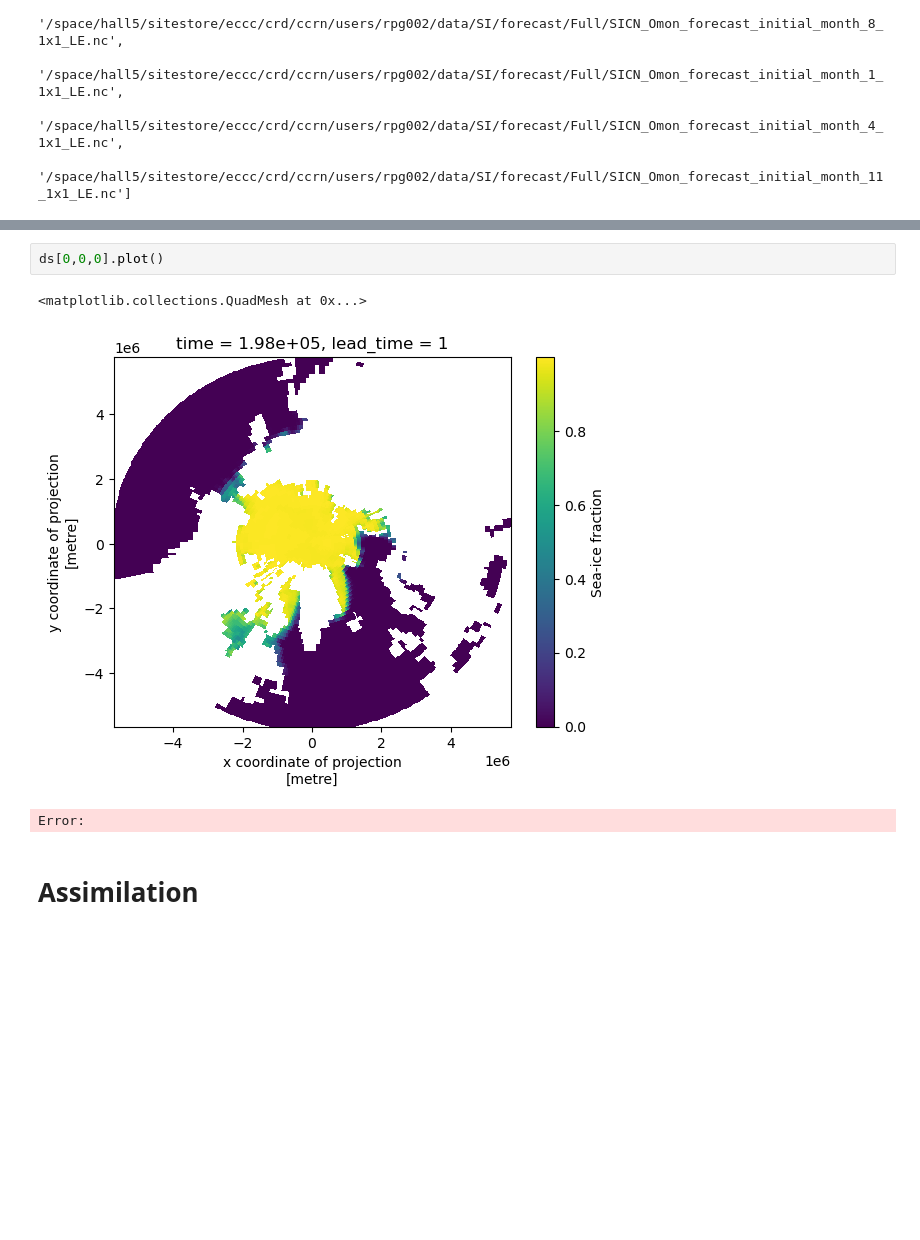
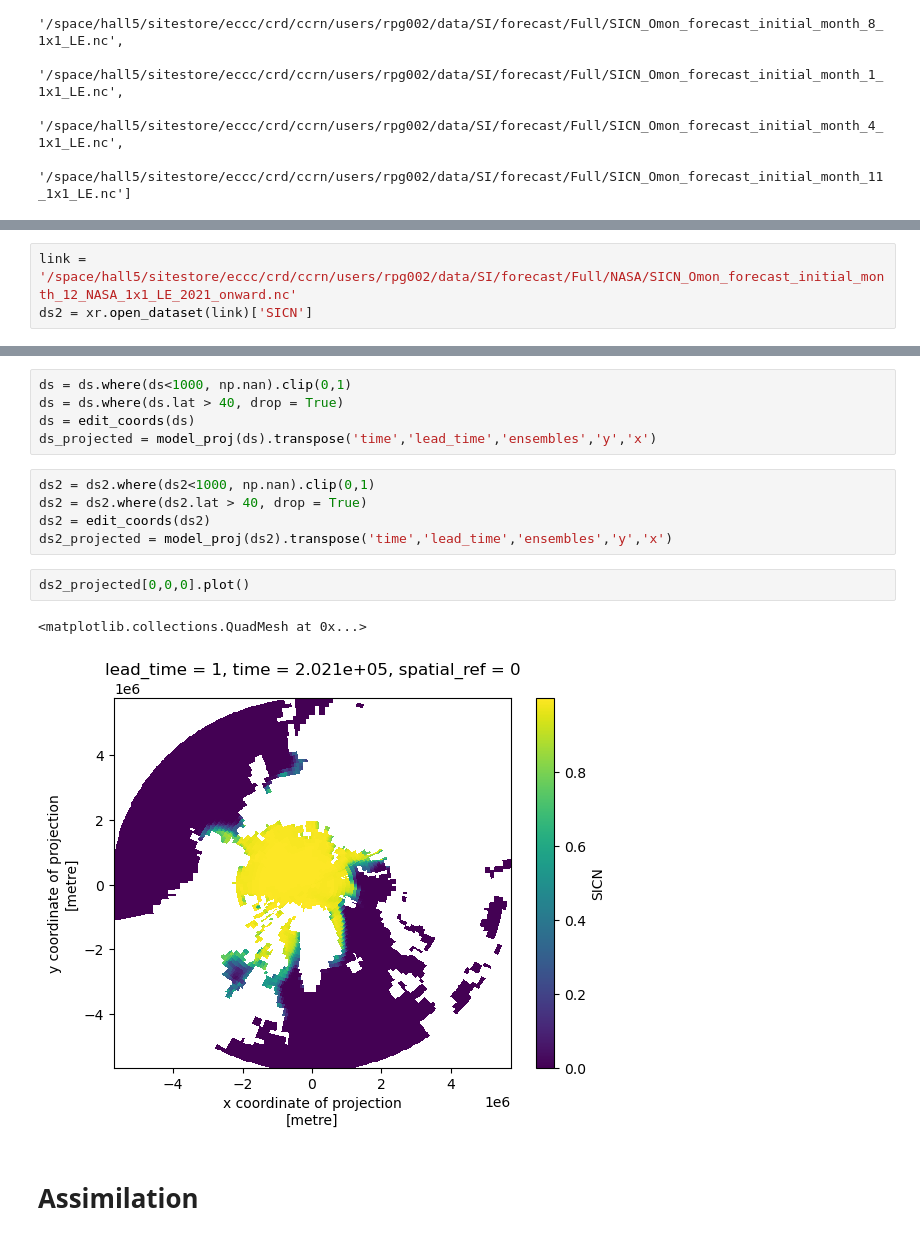
Before and after one commit to ParsaGooya/SI_seasonal_forecast_adjustment, a Jupyter notebook: proj.ipynb, the cells around one changed output, grey strips where cells are left out. Saved outputs shown, nothing was run; the diff lists cells and outputs as text; blank space fills up the shorter version.

```diff
--- a/proj.ipynb
+++ b/proj.ipynb
@@ -88 +125,4 @@ for link in glob.glob(LOC_FORECASTS_SI + f'/*.nc'):
+# %%
+link = '/space/hall5/sitestore/eccc/crd/ccrn/users/rpg002/data/SI/forecast/Full/NASA/SICN_Omon_forecast_initial_month_12_NASA_1x1_LE_2021_onward.nc'
+ds2 = xr.open_dataset(link)['SICN']
 # %%
@@ -91,9 +141,18 @@ ds = xr.open_dataset(link)['SICN']
+# %%
+ds = ds.where(ds<1000, np.nan).clip(0,1)
+ds = ds.where(ds.lat > 40, drop = True)
+ds = edit_coords(ds)
+ds_projected = model_proj(ds).transpose('time','lead_time','ensembles','y','x')
+# %%
+ds2 = ds2.where(ds2<1000, np.nan).clip(0,1)
+ds2 = ds2.where(ds2.lat > 40, drop = True)
+ds2 = edit_coords(ds2)
+ds2_projected = model_proj(ds2).transpose('time','lead_time','ensembles','y','x')
 # %%
-ds[0,0,0].plot()
+ds2_projected[0,0,0].plot()
 # %% [output]
 <matplotlib.collections.QuadMesh at 0x...>
-[figure, old version]
+[figure, new version]
-Error:
 # %% [markdown]
 # Assimilation
 # %%
```
Also changed, not shown: parts of 28 cells of this notebook, 37 other files.
